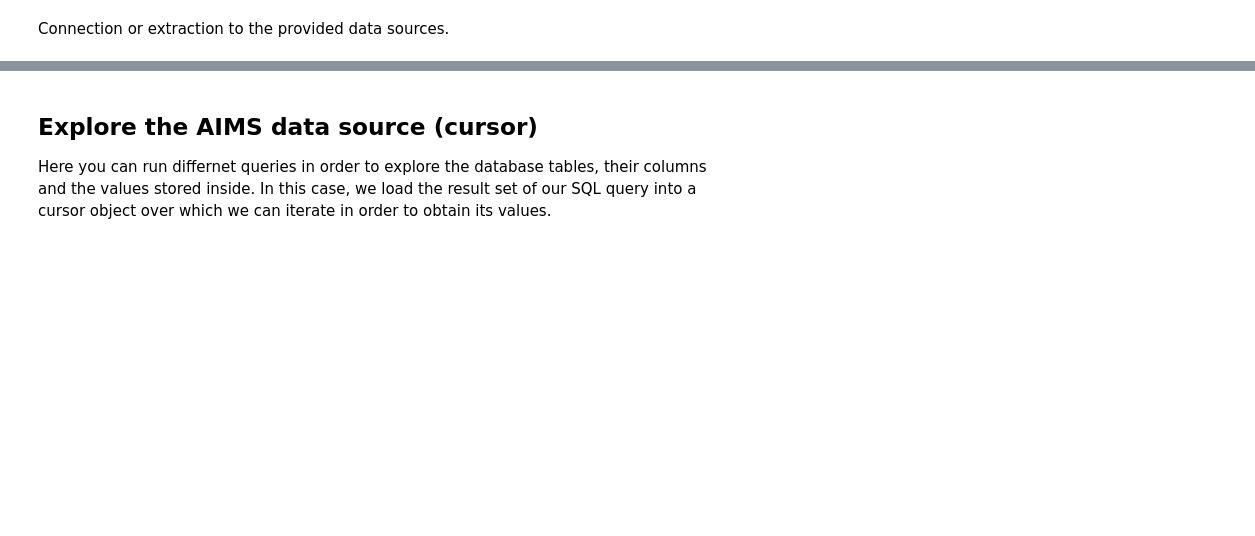
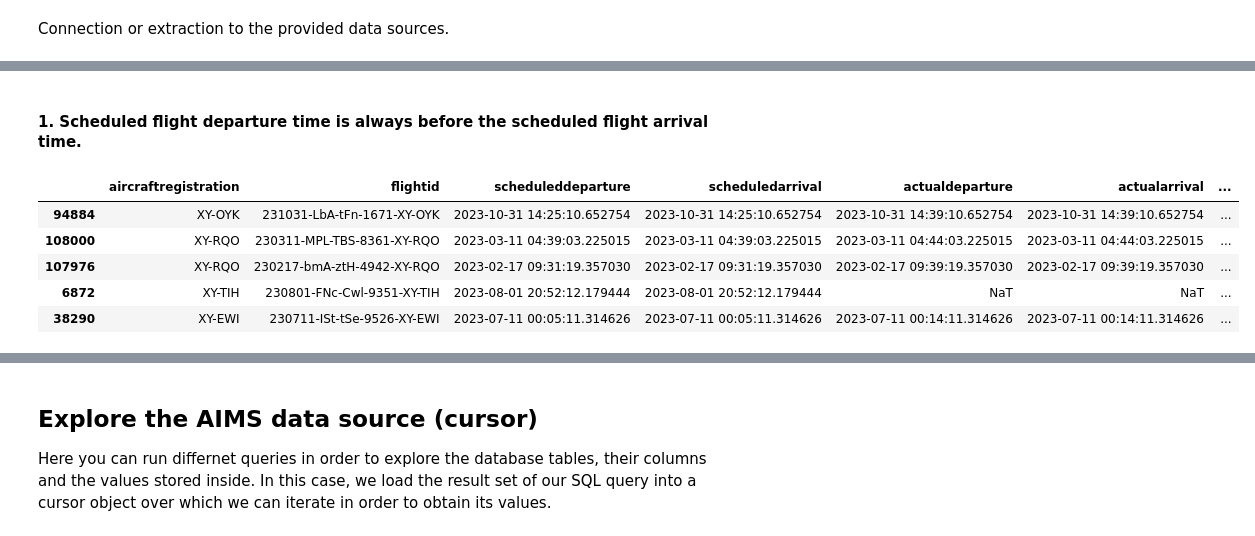
Before and after one commit to pablo-fdz/lab_3_data_mg, a Jupyter notebook: ETL_lab_3_pablo.ipynb, the cells around one changed output, grey strips where cells are left out. Cells and saved outputs as stored; diff of their text form; code cells hidden in the pictures; blank space fills up the shorter version.

```diff
--- a/ETL_lab_3_pablo.ipynb
+++ b/ETL_lab_3_pablo.ipynb
@@ -138,0 +369,16 @@ outputDB = duckdb.connect(database=':memory:')
+# %% [markdown]
+#### 1. Scheduled flight departure time is always before the scheduled flight arrival time.
+# %%
+# Time delta for the schedule
+df_flights['diff_scheduled_arr-dep'] = df_flights['scheduledarrival'] - df_flights['scheduleddeparture']
+# Time delta for the actual departure and arrival
+df_flights['diff_actual_arr-dep'] = df_flights['actualarrival'] - df_flights['actualdeparture']
+# Show the flights dataframe, sorted by the time delta in the scheduled departures-arrivals
+df_flights.sort_values(by = 'diff_scheduled_arr-dep', ascending = True).head()
+# %% [output]
+|  | aircraftregistration | flightid | scheduleddeparture | scheduledarrival | actualdeparture | actualarrival | ... |
+| 94884 | XY-OYK | 231031-LbA-tFn-1671-XY-OYK | 2023-10-31 14:25:10.652754 | 2023-10-31 14:25:10.652754 | 2023-10-31 14:39:10.652754 | 2023-10-31 14:39:10.652754 | ... |
+| 108000 | XY-RQO | 230311-MPL-TBS-8361-XY-RQO | 2023-03-11 04:39:03.225015 | 2023-03-11 04:39:03.225015 | 2023-03-11 04:44:03.225015 | 2023-03-11 04:44:03.225015 | ... |
+| 107976 | XY-RQO | 230217-bmA-ztH-4942-XY-RQO | 2023-02-17 09:31:19.357030 | 2023-02-17 09:31:19.357030 | 2023-02-17 09:39:19.357030 | 2023-02-17 09:39:19.357030 | ... |
+| 6872 | XY-TIH | 230801-FNc-Cwl-9351-XY-TIH | 2023-08-01 20:52:12.179444 | 2023-08-01 20:52:12.179444 | NaT | NaT | ... |
+| 38290 | XY-EWI | 230711-ISt-tSe-9526-XY-EWI | 2023-07-11 00:05:11.314626 | 2023-07-11 00:05:11.314626 | 2023-07-11 00:14:11.314626 | 2023-07-11 00:14:11.314626 | ... |
```
Also changed, not shown: parts of 67 cells of this notebook, 1 other file.
